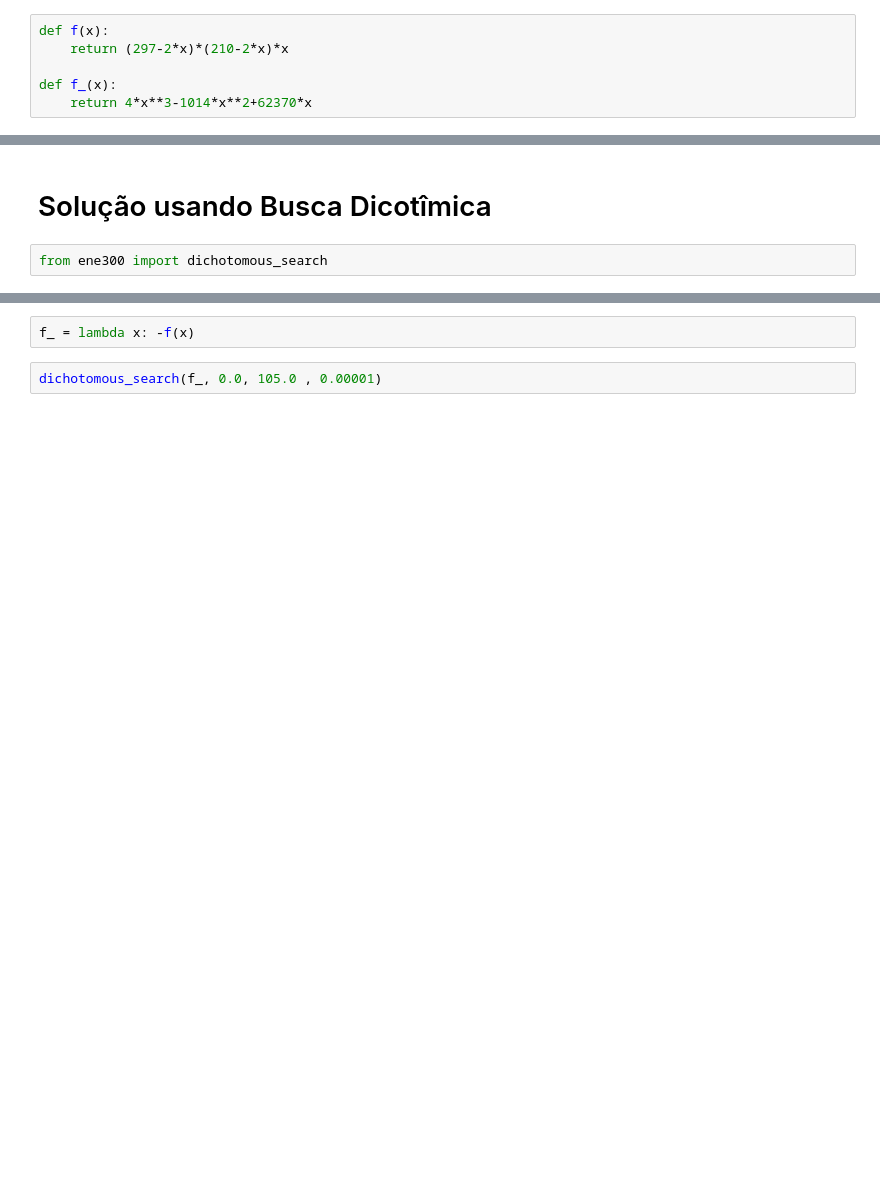
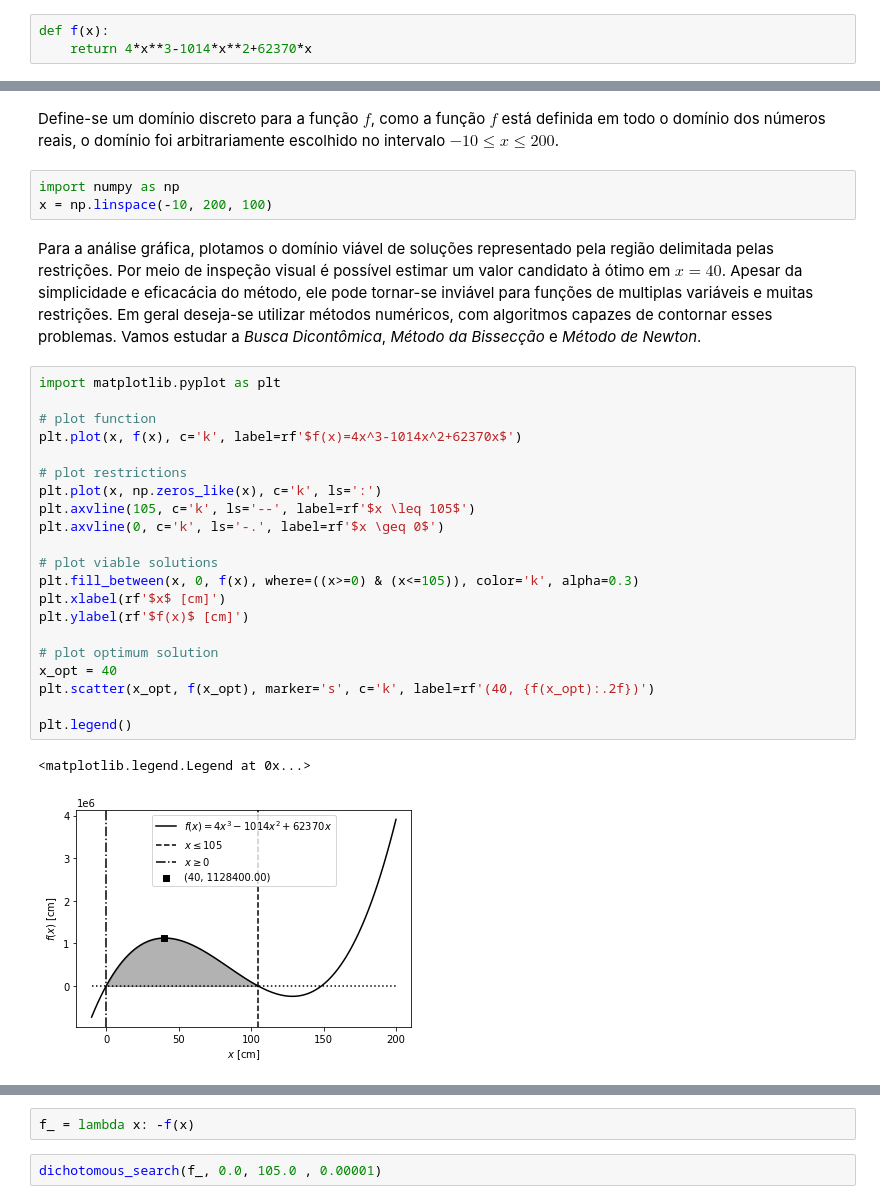
Before and after one commit to properallan/ENE300, a Jupyter notebook: tarefas/trabalho_1/trabalho_1_entrega.ipynb, the cells around one changed output, grey strips where cells are left out. Saved outputs shown, nothing was run; the diff lists cells and outputs as text; blank space fills up the shorter version.

```diff
--- a/tarefas/trabalho_1/trabalho_1_entrega.ipynb
+++ b/tarefas/trabalho_1/trabalho_1_entrega.ipynb
@@ -36,6 +49,3 @@ $$
 # %%
 def f(x):
-    return (297-2*x)*(210-2*x)*x
-
-def f_(x):
     return 4*x**3-1014*x**2+62370*x
@@ -61,4 +52,31 @@ plt.axvline(105, )
-# %% [markdown]
-# Solução usando Busca Dicotîmica
-# %%
-from ene300 import dichotomous_search
+# %% [markdown]
+Define-se um domínio discreto para a função $f$, como a função $f$ está definida em todo o domínio dos números reais, o domínio foi arbitrariamente escolhido no intervalo $-10 ≤ x ≤ 200$.
+# %%
+import numpy as np
+x = np.linspace(-10, 200, 100)
+# %% [markdown]
+Para a análise gráfica, plotamos o domínio viável de soluções representado pela região delimitada pelas restrições. Por meio de inspeção visual é possível estimar um valor candidato à ótimo em $x=40$. Apesar da simplicidade e eficacácia do método, ele pode tornar-se inviável para funções de multiplas variáveis e muitas restrições. Em geral deseja-se utilizar métodos numéricos, com algoritmos capazes de contornar esses problemas. Vamos estudar a *Busca Dicontômica*, *Método da Bissecção* e *Método de Newton*.
+# %%
+import matplotlib.pyplot as plt
+
+# plot function
+plt.plot(x, f(x), c='k', label=rf'$f(x)=4x^3-1014x^2+62370x$')
+
+# plot restrictions
+plt.plot(x, np.zeros_like(x), c='k', ls=':')
+plt.axvline(105, c='k', ls='--', label=rf'$x \leq 105$')
+plt.axvline(0, c='k', ls='-.', label=rf'$x \geq 0$')
+
+# plot viable solutions
+plt.fill_between(x, 0, f(x), where=((x>=0) & (x<=105)), color='k', alpha=0.3)
+plt.xlabel(rf'$x$ [cm]')
+plt.ylabel(rf'$f(x)$ [cm]')
+
+# plot optimum solution
+x_opt = 40
+plt.scatter(x_opt, f(x_opt), marker='s', c='k', label=rf'(40, {f(x_opt):.2f})')
+
+plt.legend()
+# %% [output]
+<matplotlib.legend.Legend at 0x...>
+[figure, added]
```
Also changed, not shown: parts of 7 cells of this notebook.
